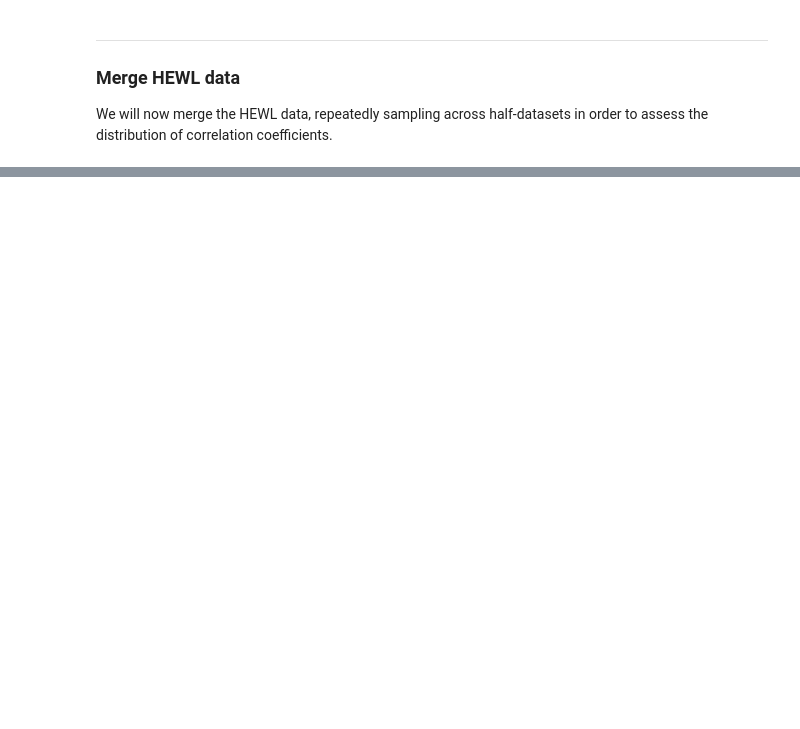
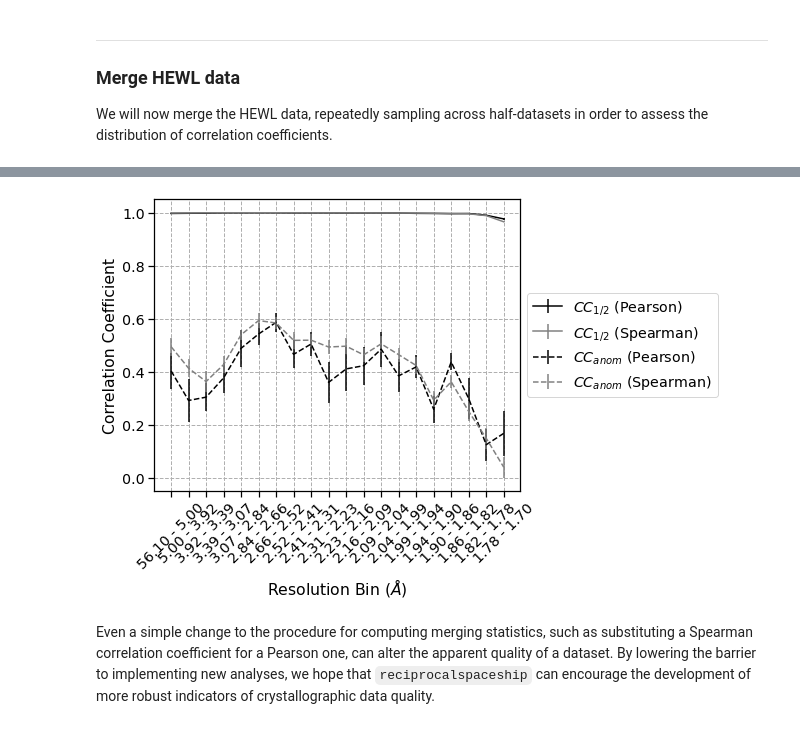
Before and after one commit to rs-station/reciprocalspaceship, a Jupyter notebook: docs/examples/2_mergingstats.ipynb, the cells around one changed output, grey strips where cells are left out. Saved outputs shown, nothing was run; the diff lists cells and outputs as text; code cells hidden in the pictures; blank space fills up the shorter version.

Commit message:
Update HEWL merging statistics example in documentation

```diff
--- a/docs/examples/2_mergingstats.ipynb
+++ b/docs/examples/2_mergingstats.ipynb
@@ -211,0 +290,20 @@ There is significant anomalous signal across all but the highest resolution bin.
+# %%
+plt.figure(figsize=(9, 6))
+plt.errorbar(results1.index, results1[("Pearson", "mean")],
+             yerr=results1[("Pearson", "std")], color='k', label=r"$CC_{1/2}$ (Pearson)")
+plt.errorbar(results1.index, results1[("Spearman", "mean")],
+             yerr=results1[("Spearman", "std")], color='gray', label=r"$CC_{1/2}$ (Spearman)")
+plt.errorbar(results2.index, results2[("Pearson", "mean")],
+             yerr=results2[("Pearson", "std")], color='k', linestyle="--", label=r"$CC_{anom}$ (Pearson)")
+plt.errorbar(results2.index, results2[("Spearman", "mean")],
+             yerr=results2[("Spearman", "std")], color='gray', linestyle="--", label=r"$CC_{anom}$ (Spearman)")
+plt.xticks(results2.index, labels, rotation=45)
+plt.ylabel(r"Correlation Coefficient")
+plt.xlabel(r"Resolution Bin ($\AA$)")
+plt.legend(loc='center left', bbox_to_anchor=(1, 0.5))
+plt.tight_layout()
+plt.grid(linestyle='--')
+# %% [output]
+[figure, added]
+# %% [markdown]
+Even a simple change to the procedure for computing merging statistics, such as substituting a Spearman correlation coefficient for a Pearson one, can alter the apparent quality of a dataset. By lowering the barrier to implementing new analyses, we hope that `reciprocalspaceship` can encourage the development of more robust indicators of crystallographic data quality.
```
Also changed, not shown: parts of 36 cells of this notebook.
